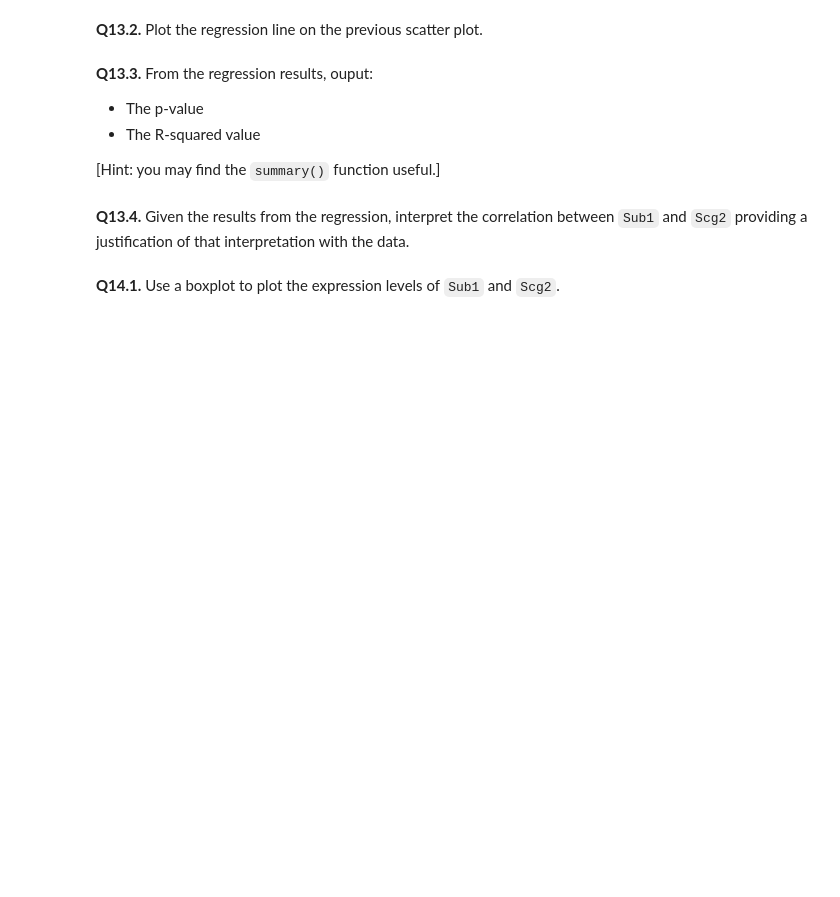
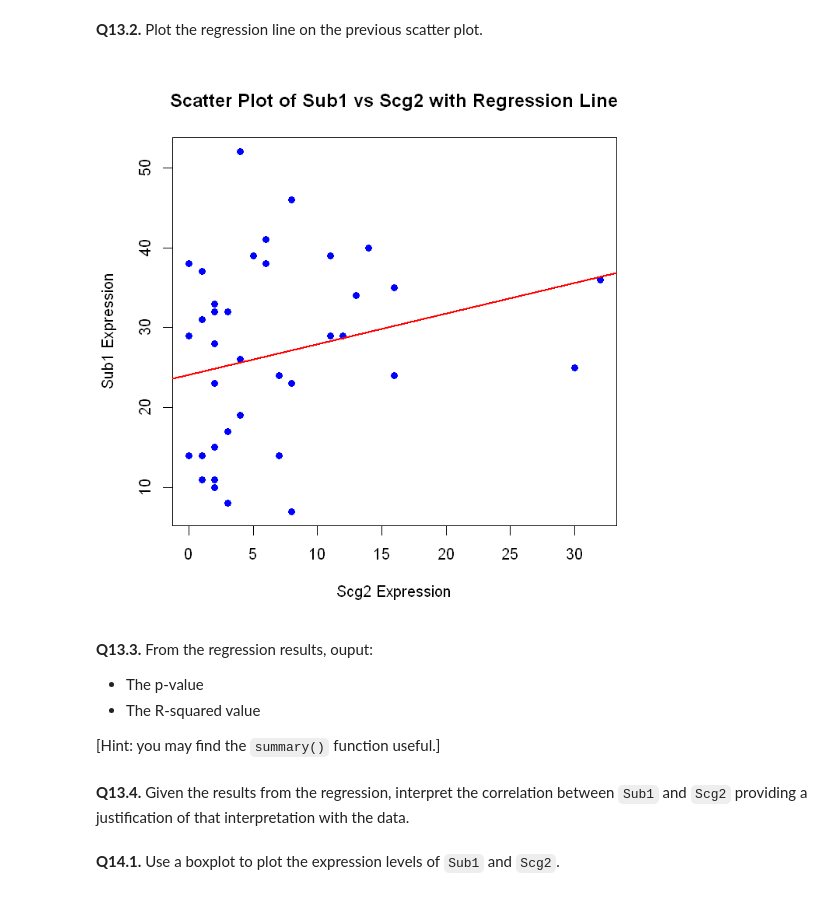
Before and after one commit to vidursaigal/CIS5350-Homework, a Jupyter notebook: Homework_I-2024.ipynb, the cells around one changed output. Cells and saved outputs as stored; diff of their text form; code cells hidden in the pictures; blank space fills up the shorter version.

```diff
--- a/Homework_I-2024.ipynb
+++ b/Homework_I-2024.ipynb
@@ -93,2 +235,8 @@ plot()
 # %% [markdown]
 **Q13.1.** Perform a simple linear regression between `Sub1` and `Scg2`; consider `Sub1` as the response variable and `Scg2` as the explanatory variable. Save the linear regression results into a variable named `linear_regression_result`
+# %%
+# Perform linear regression with Sub1 as the response and Scg2 as the explanatory variable
+linear_regression_result <- lm(Sub1 ~ Scg2, data = scdata)
+
+# Print the linear regression result
+summary(linear_regression_result)
@@ -95,5 +261,21 @@ plot()
 # %% [markdown]
 **Q13.2.** Plot the regression line on the previous scatter plot.
+# %%
+# Set plotting options for size
+options(repr.plot.width=6, repr.plot.height=6)
+
+# Scatter plot with Sub1 on the y-axis and Scg2 on the x-axis
+plot(scdata$Scg2, scdata$Sub1,
+     xlab = "Scg2 Expression",
+     ylab = "Sub1 Expression",
+     main = "Scatter Plot of Sub1 vs Scg2 with Regression Line",
+     pch = 16, # Use filled circles for points
+     col = "blue") # Set point color to blue
+
+# Add the regression line to the scatter plot
+abline(linear_regression_result, col = "red", lwd = 2)
+# %% [output]
+[figure, added]
 # %% [markdown]
 **Q13.3.** From the regression results, ouput:
 
```
Also changed, not shown: parts of 24 cells of this notebook, 1 other file.
